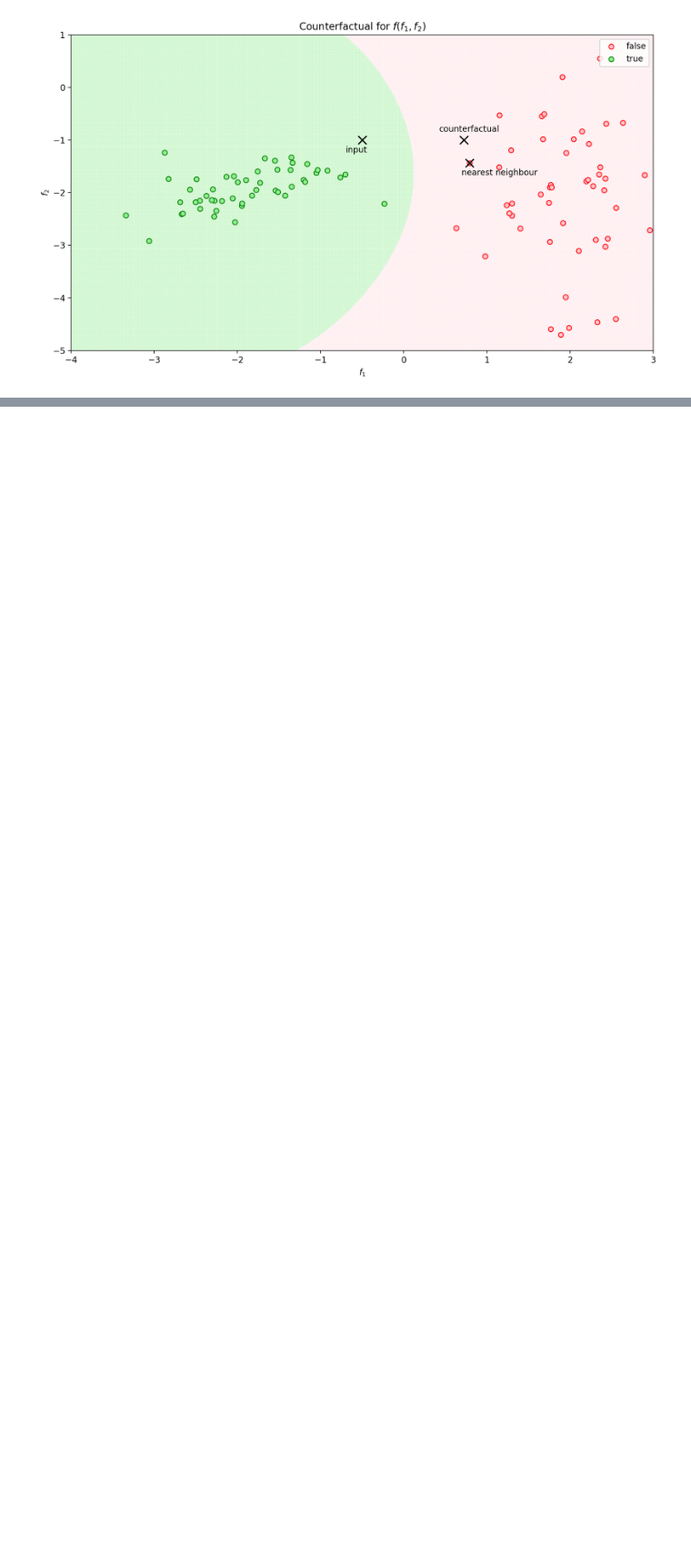
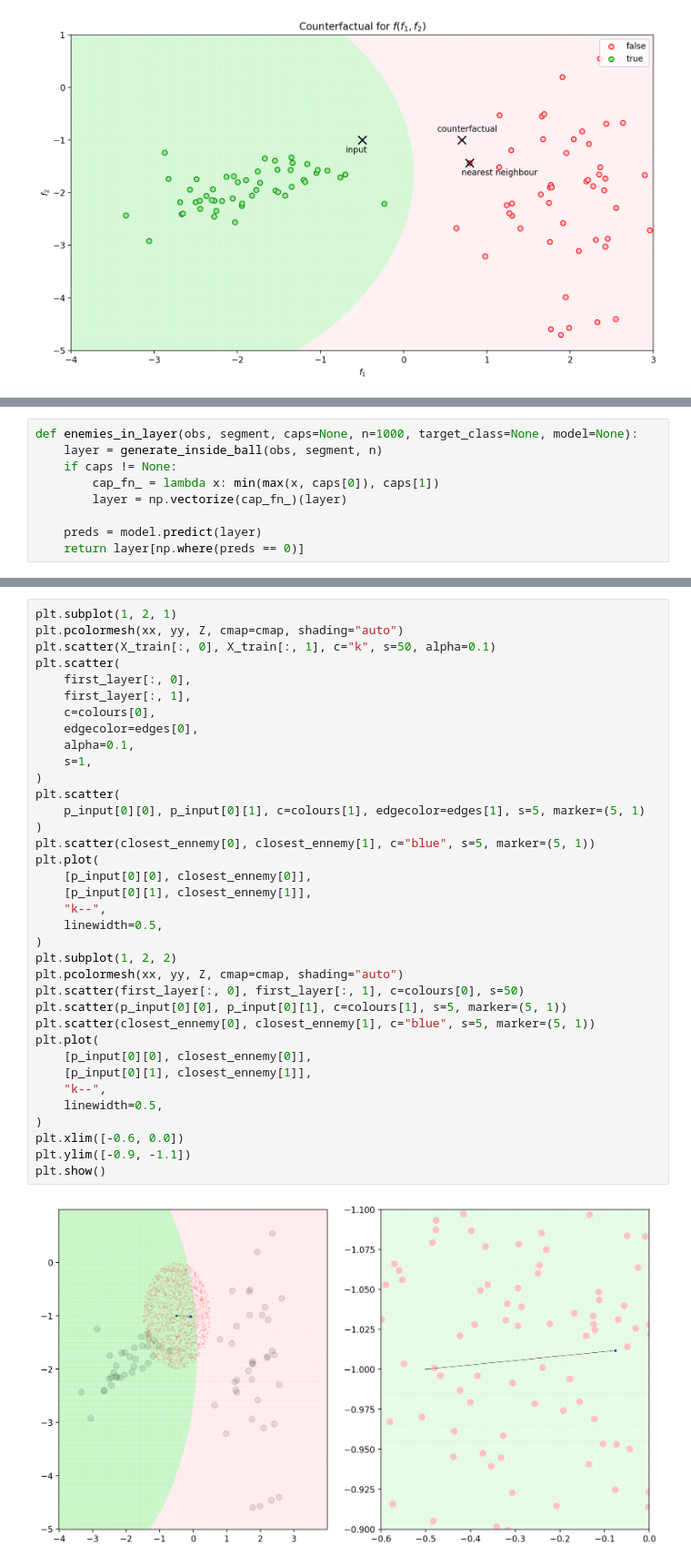
Before and after one commit to ruivieira/ruivieira.github.io, a Jupyter notebook: codex/machine-learning/_sources/xai-counterfactuals.ipynb, the cells around one changed output, grey strips where cells are left out. Shown at 91% size. Drawn from its saved outputs; the diff is of its cells as text; blank space fills up the shorter version.

```diff
--- a/codex/machine-learning/_sources/xai-counterfactuals.ipynb
+++ b/codex/machine-learning/_sources/xai-counterfactuals.ipynb
@@ -280,0 +380,9 @@ plt.show()
+# %%
+def enemies_in_layer(obs, segment, caps=None, n=1000, target_class=None, model=None):
+    layer = generate_inside_ball(obs, segment, n)
+    if caps != None:
+        cap_fn_ = lambda x: min(max(x, caps[0]), caps[1])
+        layer = np.vectorize(cap_fn_)(layer)
+
+    preds = model.predict(layer)
+    return layer[np.where(preds == 0)]
@@ -280,0 +483,38 @@ plt.show()
+# %%
+plt.subplot(1, 2, 1)
+plt.pcolormesh(xx, yy, Z, cmap=cmap, shading="auto")
+plt.scatter(X_train[:, 0], X_train[:, 1], c="k", s=50, alpha=0.1)
+plt.scatter(
+    first_layer[:, 0],
+    first_layer[:, 1],
+    c=colours[0],
+    edgecolor=edges[0],
+    alpha=0.1,
+    s=1,
+)
+plt.scatter(
+    p_input[0][0], p_input[0][1], c=colours[1], edgecolor=edges[1], s=5, marker=(5, 1)
+)
+plt.scatter(closest_ennemy[0], closest_ennemy[1], c="blue", s=5, marker=(5, 1))
+plt.plot(
+    [p_input[0][0], closest_ennemy[0]],
+    [p_input[0][1], closest_ennemy[1]],
+    "k--",
+    linewidth=0.5,
+)
+plt.subplot(1, 2, 2)
+plt.pcolormesh(xx, yy, Z, cmap=cmap, shading="auto")
+plt.scatter(first_layer[:, 0], first_layer[:, 1], c=colours[0], s=50)
+plt.scatter(p_input[0][0], p_input[0][1], c=colours[1], s=5, marker=(5, 1))
+plt.scatter(closest_ennemy[0], closest_ennemy[1], c="blue", s=5, marker=(5, 1))
+plt.plot(
+    [p_input[0][0], closest_ennemy[0]],
+    [p_input[0][1], closest_ennemy[1]],
+    "k--",
+    linewidth=0.5,
+)
+plt.xlim([-0.6, 0.0])
+plt.ylim([-0.9, -1.1])
+plt.show()
+# %% [output]
+[figure, added]
```
Also changed, not shown: parts of 24 cells of this notebook, 45 other files.
